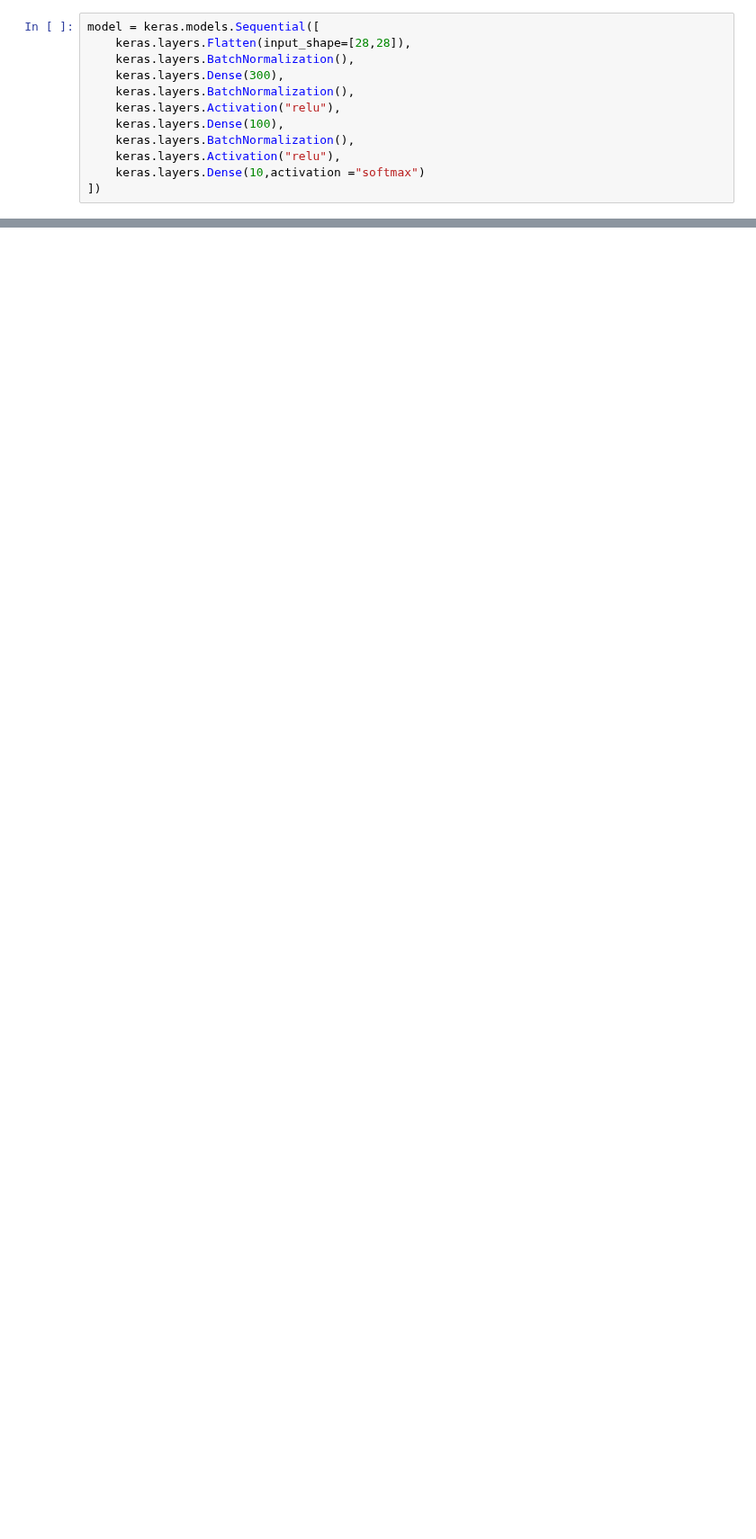
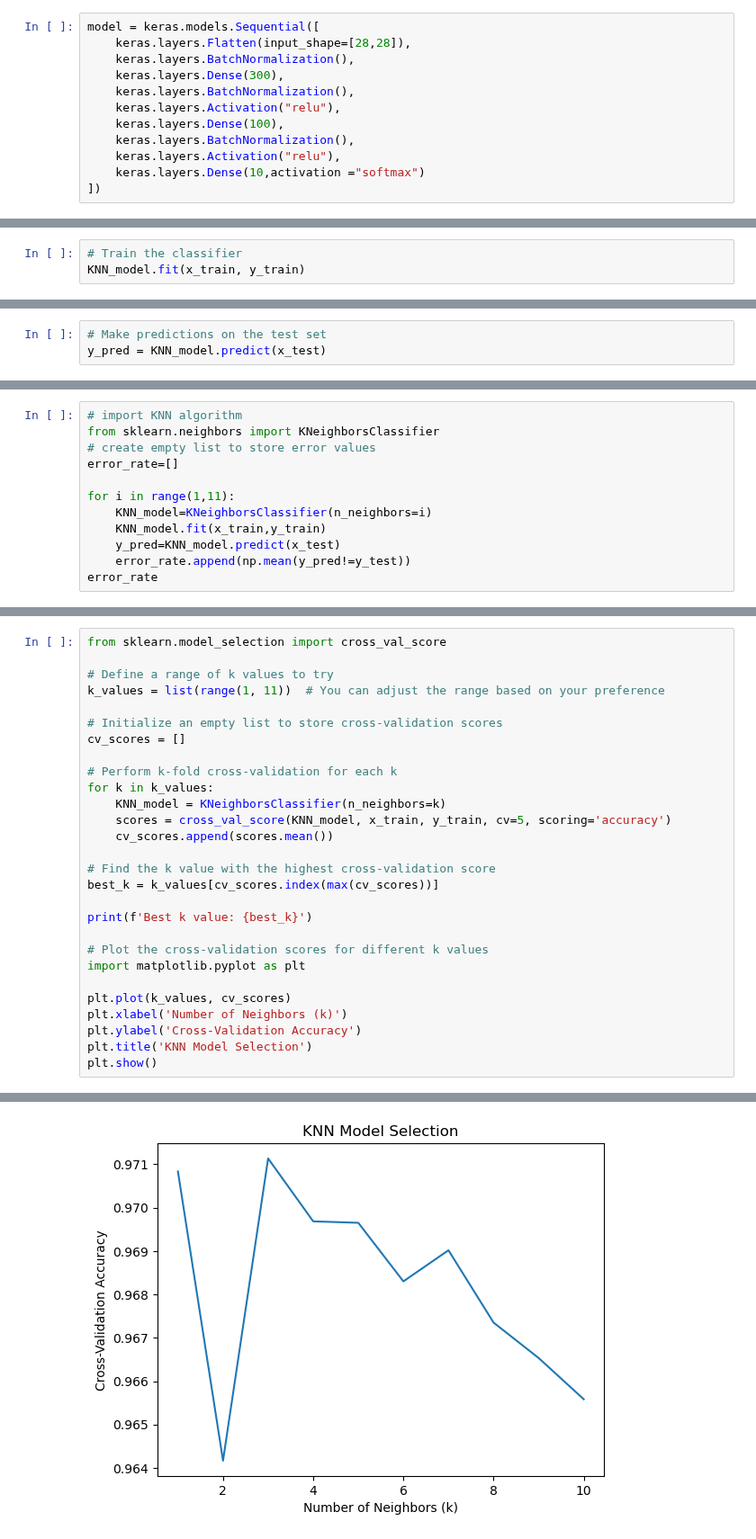
Before and after one commit to PTIDCDS/Project1, a Jupyter notebook: Project 1_hand written digits images.ipynb, the cells around one changed output, grey strips where cells are left out. Shown at 90% size. Drawn from its saved outputs; the diff is of its cells as text; blank space fills up the shorter version.

```diff
--- a/Project 1_hand written digits images.ipynb
+++ b/Project 1_hand written digits images.ipynb
@@ -78,0 +290,3 @@ model = keras.models.Sequential([
+# %%
+# Train the classifier
+KNN_model.fit(x_train, y_train)
@@ -78,0 +295,3 @@ model = keras.models.Sequential([
+# %%
+# Make predictions on the test set
+y_pred = KNN_model.predict(x_test)
@@ -78,0 +328,12 @@ model = keras.models.Sequential([
+# %%
+# import KNN algorithm
+from sklearn.neighbors import KNeighborsClassifier
+# create empty list to store error values
+error_rate=[]
+
+for i in range(1,11):
+    KNN_model=KNeighborsClassifier(n_neighbors=i)
+    KNN_model.fit(x_train,y_train)
+    y_pred=KNN_model.predict(x_test)
+    error_rate.append(np.mean(y_pred!=y_test))
+error_rate
@@ -78,0 +351,29 @@ model = keras.models.Sequential([
+# %%
+from sklearn.model_selection import cross_val_score
+
+# Define a range of k values to try
+k_values = list(range(1, 11))  # You can adjust the range based on your preference
+
+# Initialize an empty list to store cross-validation scores
+cv_scores = []
+
+# Perform k-fold cross-validation for each k
+for k in k_values:
+    KNN_model = KNeighborsClassifier(n_neighbors=k)
+    scores = cross_val_score(KNN_model, x_train, y_train, cv=5, scoring='accuracy')
+    cv_scores.append(scores.mean())
+
+# Find the k value with the highest cross-validation score
+best_k = k_values[cv_scores.index(max(cv_scores))]
+
+print(f'Best k value: {best_k}')
+
+# Plot the cross-validation scores for different k values
+import matplotlib.pyplot as plt
+
+plt.plot(k_values, cv_scores)
+plt.xlabel('Number of Neighbors (k)')
+plt.ylabel('Cross-Validation Accuracy')
+plt.title('KNN Model Selection')
+plt.show()
+# %% [output]
@@ -78,0 +381 @@ model = keras.models.Sequential([
+[figure, added]
```
Also changed, not shown: parts of 47 cells of this notebook.
